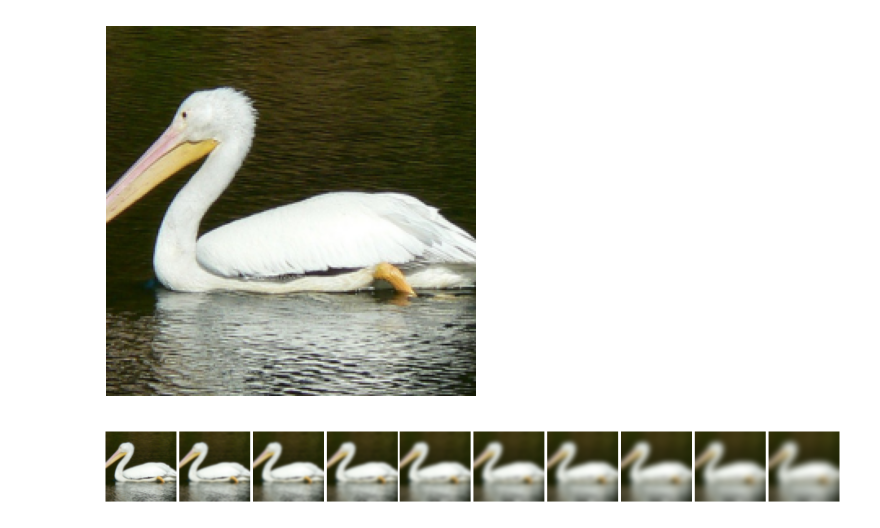
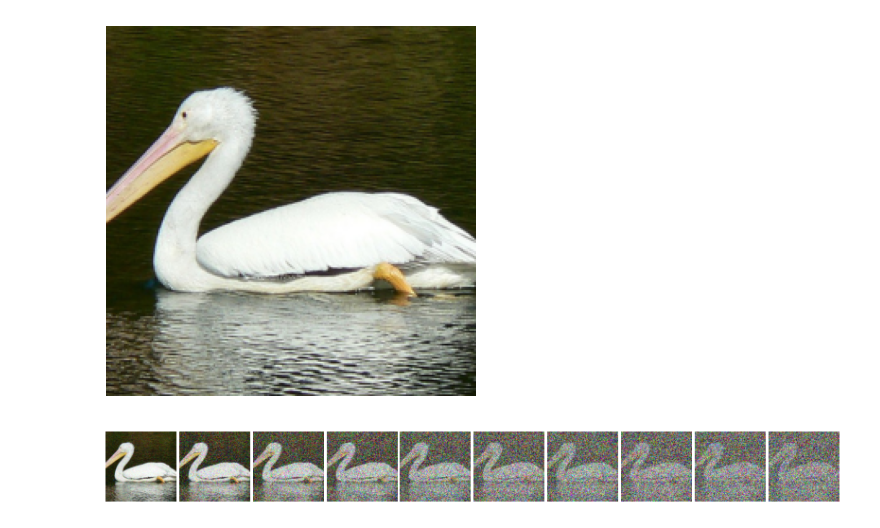
Before and after one commit to FrederikWarburg/bayesian-metric-learning, a Jupyter notebook: notebooks/teaser_figure.ipynb, the cells around one changed output. Saved outputs shown, nothing was run; the diff lists cells and outputs as text; code cells hidden in the pictures.

```diff
--- a/notebooks/teaser_figure.ipynb
+++ b/notebooks/teaser_figure.ipynb
@@ -23,0 +40,6 @@ from torch.nn.utils import parameters_to_vector, vector_to_parameters
+# %%
+pfe_model = PfeModel(pfe_args, "", 1)
+path = "../lightning_logs/cub200/pfe/2/checkpoints/best.ckpt"
+pfe_model.load_state_dict(torch.load(path)["state_dict"])
+pfe_model.eval()
+pfe_model = pfe_model.cuda()
@@ -24,8 +49,10 @@ from torch.nn.utils import parameters_to_vector, vector_to_parameters
 # %%
 args = {"dataset": "cub200",
-        "resume": "../lightning_logs/cub200/laplace_online/1/contrastive/full/checkpoints/best-v1.ckpt",
+        "resume": "../lightning_logs/cub200/laplace_online/1/contrastive/full/checkpoints/best.ckpt",
         "data_dir": "/home/warburg/data",
         "arch": "resnet50",
+        "loss" : "contrastive",
+        "distance": "euclidean",
         "pool": "gem",
         "whitening": True,
         "pretrained": True,
@@ -126,8 +153,9 @@ plt.show()
 [figure]
 # %%
 variance = []
+pfe_variance = []
 fig, ax = plt.subplots(1, 10, figsize=(10, 10))
-aug = "blur"
+aug = "noise"
 for i in range(10):
 
     x = data.__getitem__(1)[0]
@@ -155,47 +183,38 @@ for i in range(10):
         print(int(227 * (i * 1)))
         scale = transforms.Resize((int(227 * (1 + i * 0.1))))
 
         x = scale(x)
         x = normalize(x)
         x_new = torch.zeros(3, 227, 227)
         _, H, W = x_new.shape
         c, h, w = x.shape
         pad_h = H - h
         pad_w = W - w
 
         x_new[:, pad_h//2:pad_h//2 + h, pad_w//2:pad_w//2 + w] = x
         x = deepcopy(x_new)
 
     x = x.cuda()
     with torch.no_grad():
         output = forward(model, hessian, laplace, x.unsqueeze(0), 100)
 
-    # ensure that features are l2 normalized
-    z_mu = output["z_mu"]
-    z_mu = z_mu / torch.norm(z_mu, dim=-1, keepdim=True)
+        pfe_output = pfe_model.forward(x.unsqueeze(0), 100)
 
-    o = {"z_mu": z_mu.cpu()}
-    o["label"] = target
-
-    if "z_sigma" in output:
-        o["z_sigma"] = output["z_sigma"]
-
-    if "z_samples" in output:
-        z_samples = output["z_samples"]
-        # ensure that samples are also l2 normalize
-        z_samples = z_samples / torch.norm(z_samples, dim=-1, keepdim=True)
-        o["z_samples"] = z_samples
-
-    variance.append(o["z_sigma"].sum().item())
+    variance.append(output["z_sigma"].sum().item())
+    pfe_variance.append(pfe_output["z_sigma"].sum().item())
 
     x = inv_normalize(x)
     x = torch.clamp(x, 0, 1)
     x = x.cpu().permute(1, 2, 0).numpy()
 
     ax[i].imshow(x)
     ax[i].axis("off")
 
+variance = torch.tensor(variance)
+pfe_variance = torch.tensor(pfe_variance)
+
+
 plt.subplots_adjust(wspace=0.05, hspace=0)
 plt.show()
 # %% [output]
-[figure, old version]
+[figure, new version]
```
Also changed, not shown: parts of 6 cells of this notebook, 10 other files.
